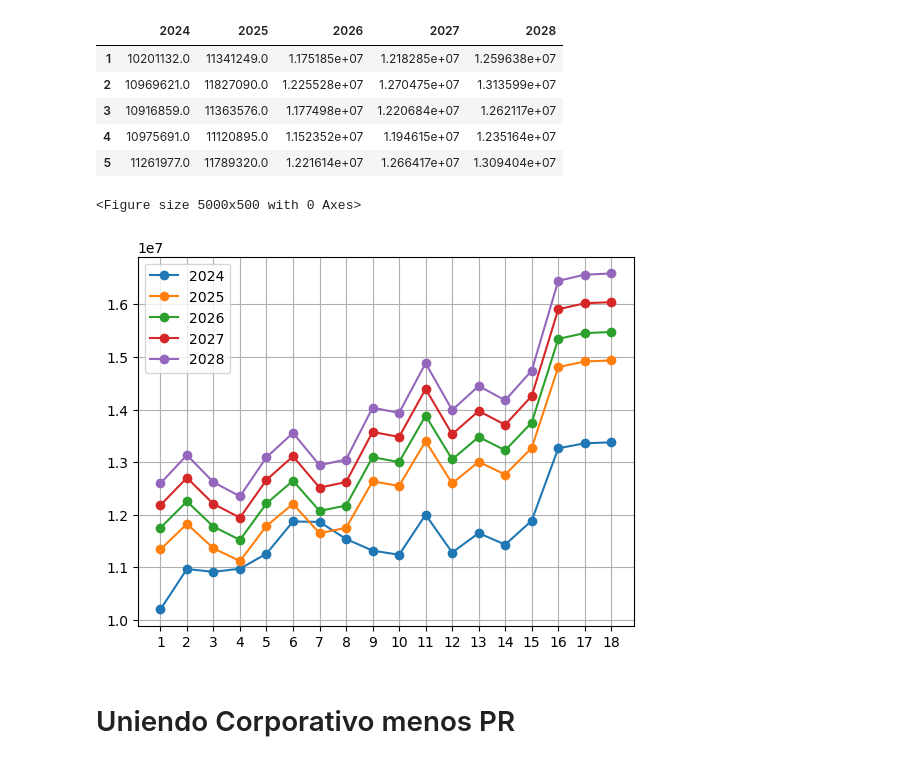
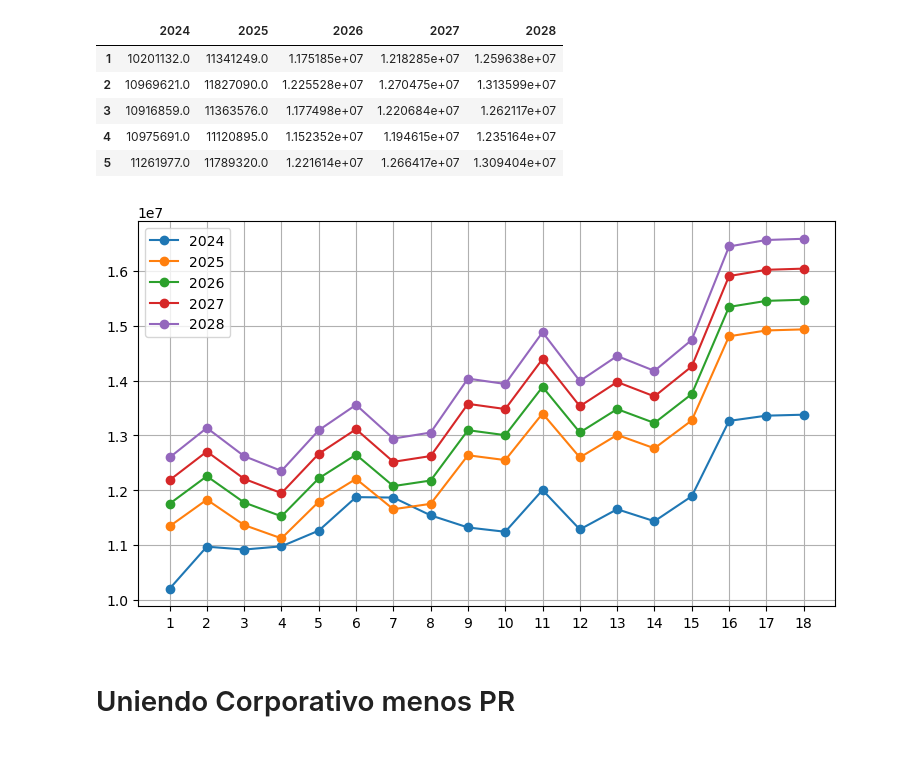
Before and after one commit to Williamindustrial/Rolling-Forecast-Belcorp, a Jupyter notebook: CalculoGraficasRolling.ipynb, the cells around one changed output. Drawn from its saved outputs; the diff is of its cells as text; code cells hidden in the pictures.

Commit message:
Calibrando tamaño de graficas

```diff
--- a/CalculoGraficasRolling.ipynb
+++ b/CalculoGraficasRolling.ipynb
@@ -23,14 +23,18 @@ df_ventaCorp.head()
 | 4 | 10975691.0 | 11120895.0 | 1.152352e+07 | 1.194615e+07 | 1.235164e+07 |
 | 5 | 11261977.0 | 11789320.0 | 1.221614e+07 | 1.266417e+07 | 1.309404e+07 |
 # %%
-plt.figure(figsize=(50, 5))
-df_ventaCorp.plot(kind='line', marker='o')
-plt.xticks(range(1, 19))  # rango de 1 a 18 inclusive
-plt.grid(True)
+# Crea la figura y el eje con el tamaño correcto
+fig, ax = plt.subplots(figsize=(9, 5))
+
+# Pasa el eje al gráfico para que respete el tamaño
+df_ventaCorp.plot(kind='line', marker='o', ax=ax)
+
+ax.set_xticks(range(1, 19))  # Etiquetas del eje X de 1 a 18
+ax.grid(True)
+
 plt.show()
 # %% [output]
-<Figure size 5000x500 with 0 Axes>
-[figure, old version]
+[figure, new version]
 # %% [markdown]
 # Uniendo Corporativo menos PR
 # %%
```
Also changed, not shown: parts of 1 cell of this notebook.
